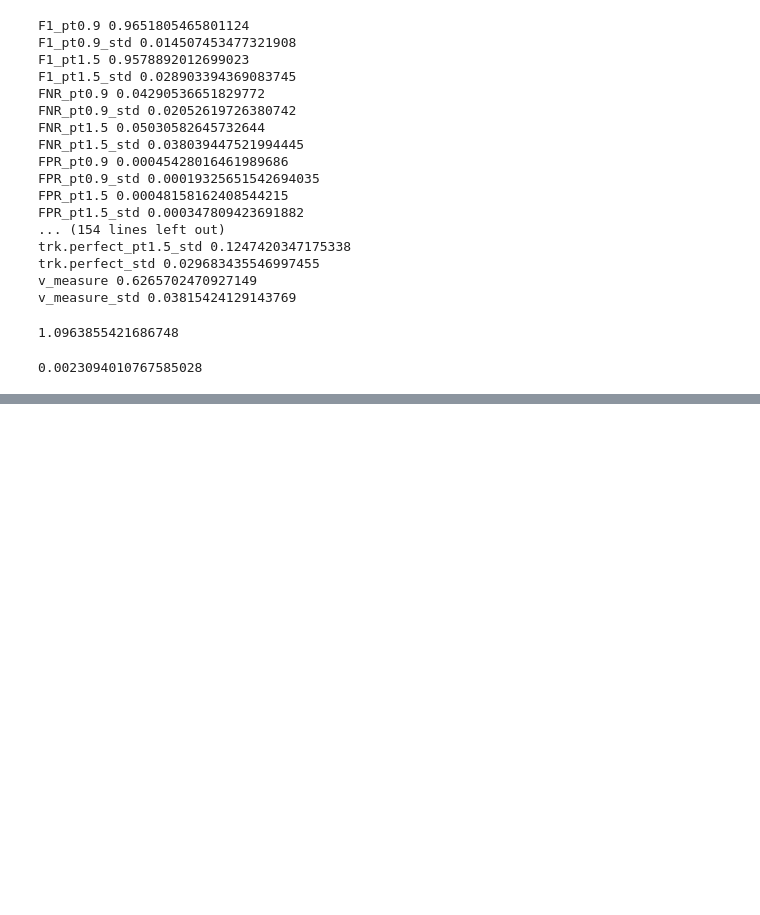
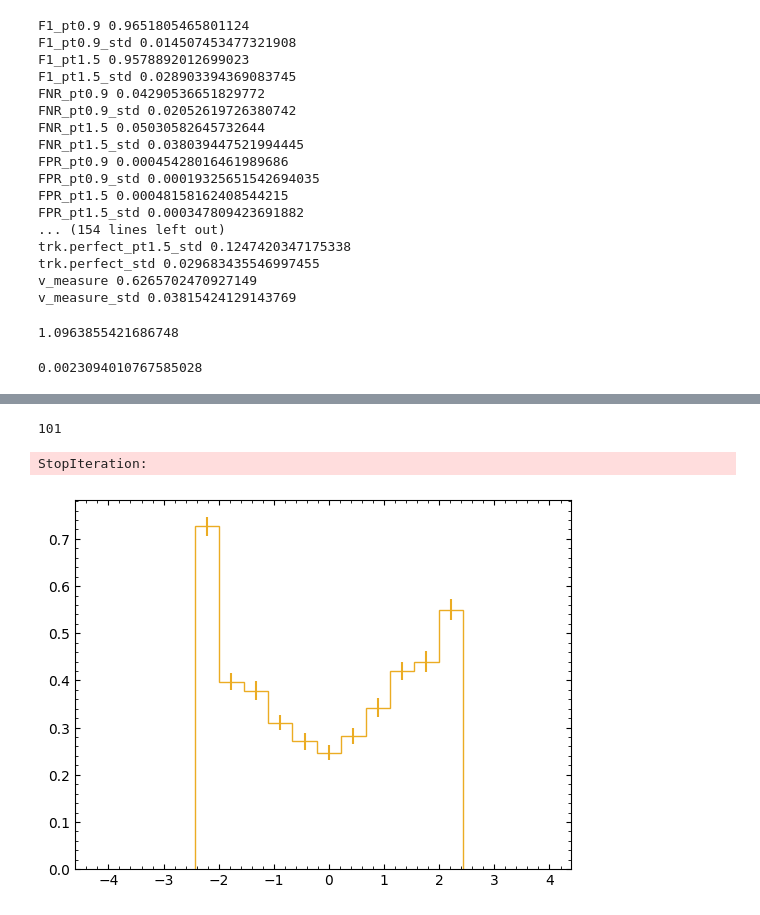
Before and after one commit to gnn-tracking/klieret-gnn-tracking-experiments, a Jupyter notebook: notebooks/0330_reevaluate_metrics_tcn.ipynb, the cells around one changed output, grey strips where cells are left out. Drawn from its saved outputs; the diff is of its cells as text; code cells hidden in the pictures; blank space fills up the shorter version.

```diff
--- a/notebooks/0330_reevaluate_metrics_tcn.ipynb
+++ b/notebooks/0330_reevaluate_metrics_tcn.ipynb
@@ -97,0 +201,6 @@ v_measure_std 0.03815424129143769
+# %%
+plot_metrics(rs_eta, etas)
+# %% [output]
+101
+StopIteration:
+[figure, added]
```
Also changed, not shown: parts of 13 cells of this notebook, 1 other file.
